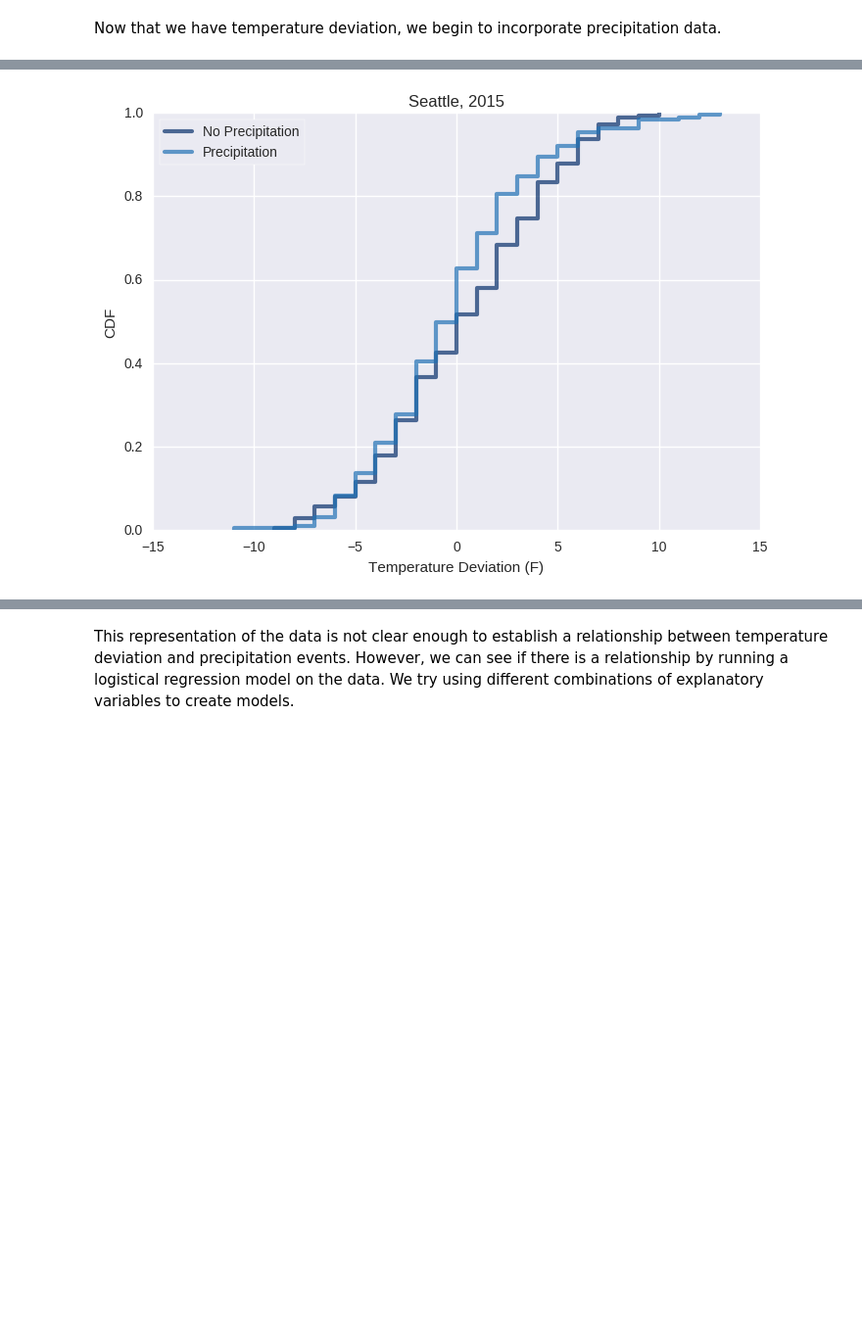
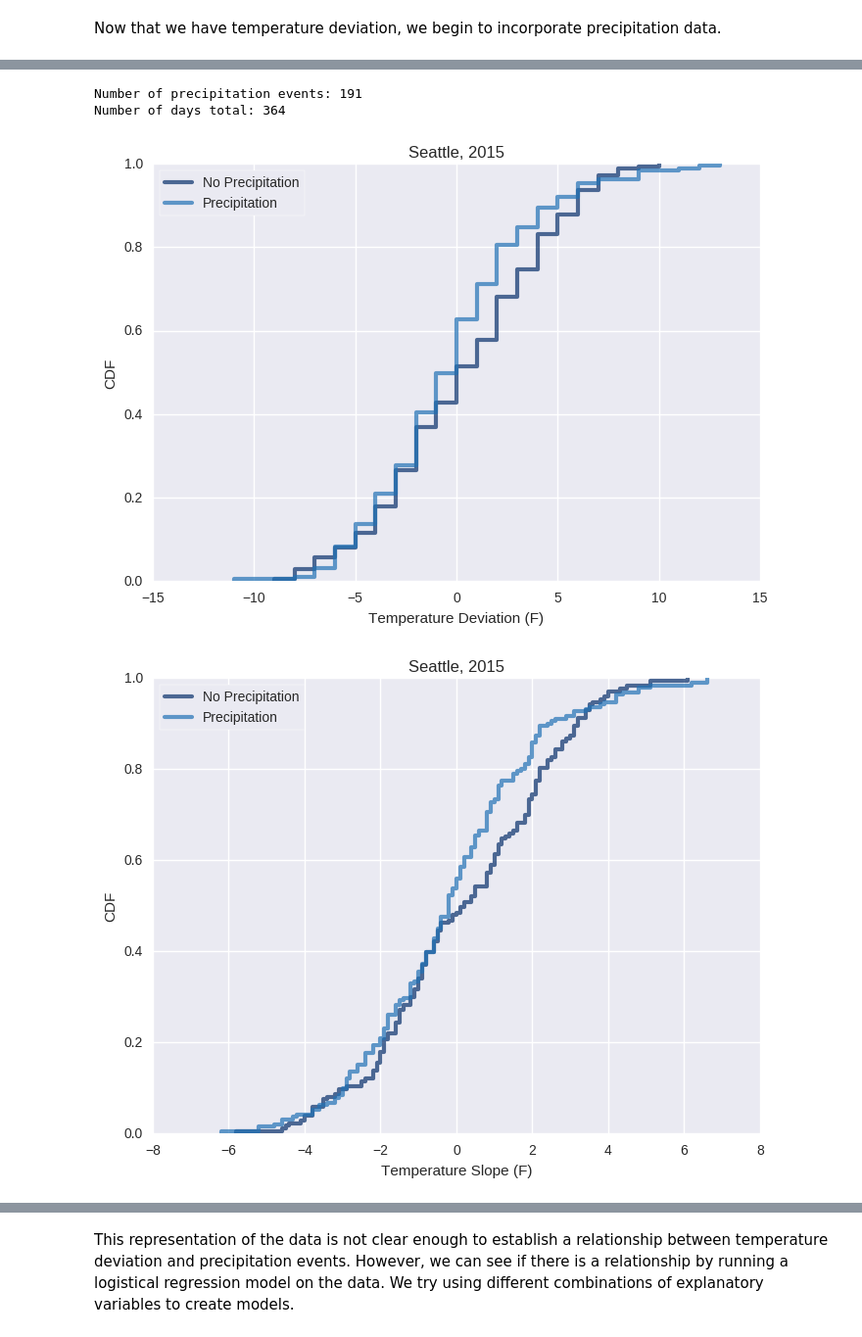
Before and after one commit to williamalu/data_science_weather, a Jupyter notebook: report2.ipynb, the cells around one changed output, grey strips where cells are left out. Shown: that part at 98% size. Drawn from its saved outputs; the diff is of its cells as text; code cells hidden in the pictures; blank space fills up the shorter version.

```diff
--- a/report2.ipynb
+++ b/report2.ipynb
@@ -140,18 +166,32 @@ display(seatac_2015)
 # %%
 # Plots CDFs of all temperature deviation and temperature deviation when there is precipitation for comparison
 
 seatac_2015_precip_true = seatac_2015[seatac_2015.BOOLPrecip == True].copy(deep=True)
 seatac_2015_precip_false = seatac_2015[seatac_2015.BOOLPrecip == False].copy(deep=True)
 
+print('Number of precipitation events: %i' %(seatac_2015_precip_true.shape[0]))
+print('Number of days total: %i' %(seatac_2015.shape[0]))
+
 noprecip_temp_dev_cdf = thinkstats2.Cdf(seatac_2015_precip_false['DEVFromAvg'].round(decimals=0), label='No Precipitation')
 precip_temp_dev_cdf = thinkstats2.Cdf(seatac_2015_precip_true['DEVFromAvg'].round(decimals=0), label='Precipitation')
+
+noprecip_temp_slp_cdf = thinkstats2.Cdf(seatac_2015_precip_false['SLOPETemp'].round(decimals=1), label='No Precipitation')
+precip_temp_slp_cdf = thinkstats2.Cdf(seatac_2015_precip_true['SLOPETemp'].round(decimals=1), label='Precipitation')
 
 thinkplot.Cdf(noprecip_temp_dev_cdf)
 thinkplot.Cdf(precip_temp_dev_cdf)
 thinkplot.Config(xlabel='Temperature Deviation (F)', ylabel='CDF', title='%s, 2015' %(selected_station), loc='best')
 thinkplot.Show()
+
+thinkplot.Cdf(noprecip_temp_slp_cdf)
+thinkplot.Cdf(precip_temp_slp_cdf)
+thinkplot.Config(xlabel='Temperature Slope (F)', ylabel='CDF', title='%s, 2015' %(selected_station), loc='best')
+thinkplot.Show()
 # %% [output]
+Number of precipitation events: 191
+Number of days total: 364
 [figure]
+[figure, added]
 # %%
 plot_date(seatac_2015.index.astype(datetime), seatac_2015.DEVFromAvg)
 
```
Also changed, not shown: parts of 7 cells of this notebook.
